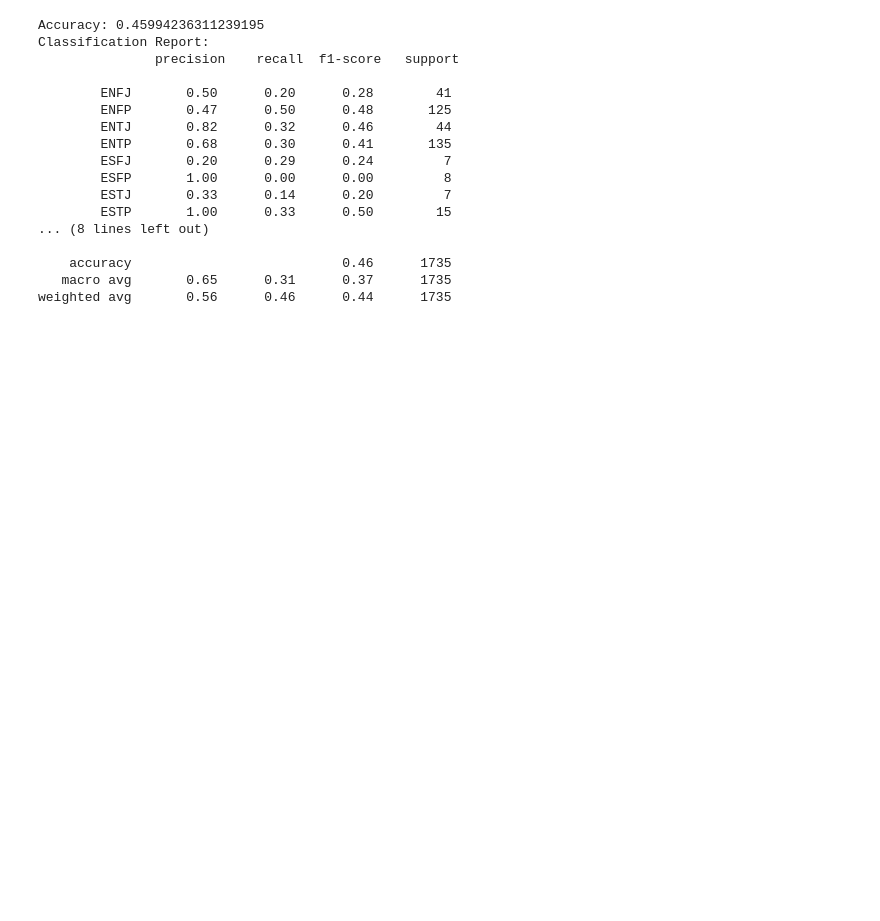
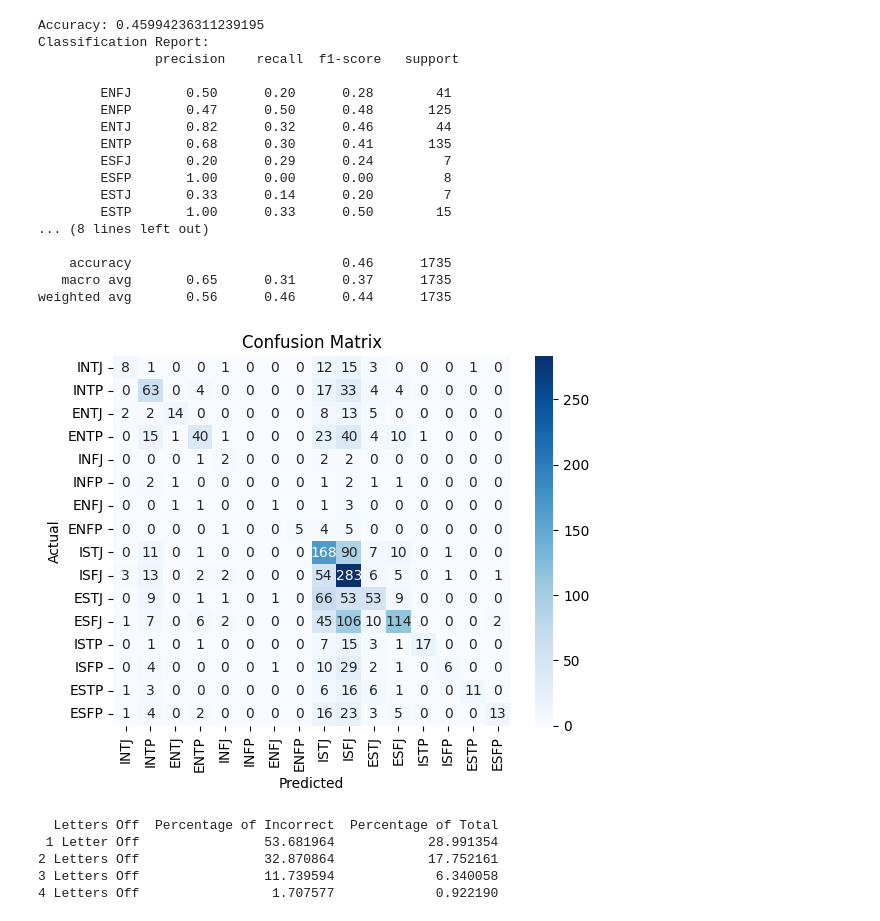
Before and after one commit to nholmes26/COMP562-MBTI-ML, a Jupyter notebook: KNN.ipynb, the cells around one changed output. Drawn from its saved outputs; the diff is of its cells as text; code cells hidden in the pictures; blank space fills up the shorter version.

Commit message:
added confusion matrix

```diff
--- a/KNN.ipynb
+++ b/KNN.ipynb
@@ -50,3 +51,61 @@ Classification Report:
     accuracy                           0.46      1735
    macro avg       0.65      0.31      0.37      1735
 weighted avg       0.56      0.46      0.44      1735
+# %%
+# Generate a confusion matrix
+conf_matrix = confusion_matrix(y_test, y_pred)
+
+mbti_types = ['INTJ', 'INTP', 'ENTJ', 'ENTP', 'INFJ', 'INFP', 'ENFJ', 'ENFP', 'ISTJ', 'ISFJ', 'ESTJ', 'ESFJ', 'ISTP', 'ISFP', 'ESTP', 'ESFP']
+
+# Display the confusion matrix as a heatmap
+sns.heatmap(conf_matrix, annot=True, fmt='d', cmap='Blues', xticklabels=mbti_types, yticklabels=mbti_types)
+plt.xlabel('Predicted')
+plt.ylabel('Actual')
+plt.title('Confusion Matrix')
+plt.show()
+# %% [output]
+[figure, added]
+# %%
+def calculate_letter_off_metrics(actual, predicted):
+    letter_off_counts = {i: 0 for i in range(1, 5)}
+    incorrect_counts = {i: 0 for i in range(1, 5)}
+    incorrect_count = 0
+
+    for act, pred in zip(actual, predicted):
+        differences = sum(1 for a, p in zip(act, pred) if a != p)
+
+        if 1 <= differences <= 4:
+            letter_off_counts[differences] += 1
+            if act != pred:
+                incorrect_counts[differences] += 1
+
+        if act != pred:
+            incorrect_count += 1
+
+    total_predictions = len(actual)
+    metrics = {
+        "Letters Off": [],
+        "Percentage of Incorrect": [],
+        "Percentage of Total": []
+    }
+
+    for i in range(1, 5):
+        incorrect_percentage = (incorrect_counts[i] / incorrect_count) * 100 if incorrect_count > 0 else 0
+        total_percentage = (letter_off_counts[i] / total_predictions) * 100
+        metrics["Letters Off"].append(f"{i} Letter{'s' if i > 1 else ''} Off")
+        metrics["Percentage of Incorrect"].append(incorrect_percentage)
+        metrics["Percentage of Total"].append(total_percentage)
+
+    return pd.DataFrame(metrics)
+
+# Assuming test_labels and predictions are your actual and predicted MBTI types
+metrics_df = calculate_letter_off_metrics(y_test, y_pred)
+
+# Display the DataFrame without the index
+print(metrics_df.to_string(index=False))
+# %% [output]
+  Letters Off  Percentage of Incorrect  Percentage of Total
+ 1 Letter Off                53.681964            28.991354
+2 Letters Off                32.870864            17.752161
+3 Letters Off                11.739594             6.340058
+4 Letters Off                 1.707577             0.922190
```
Also changed, not shown: parts of 1 cell of this notebook.
